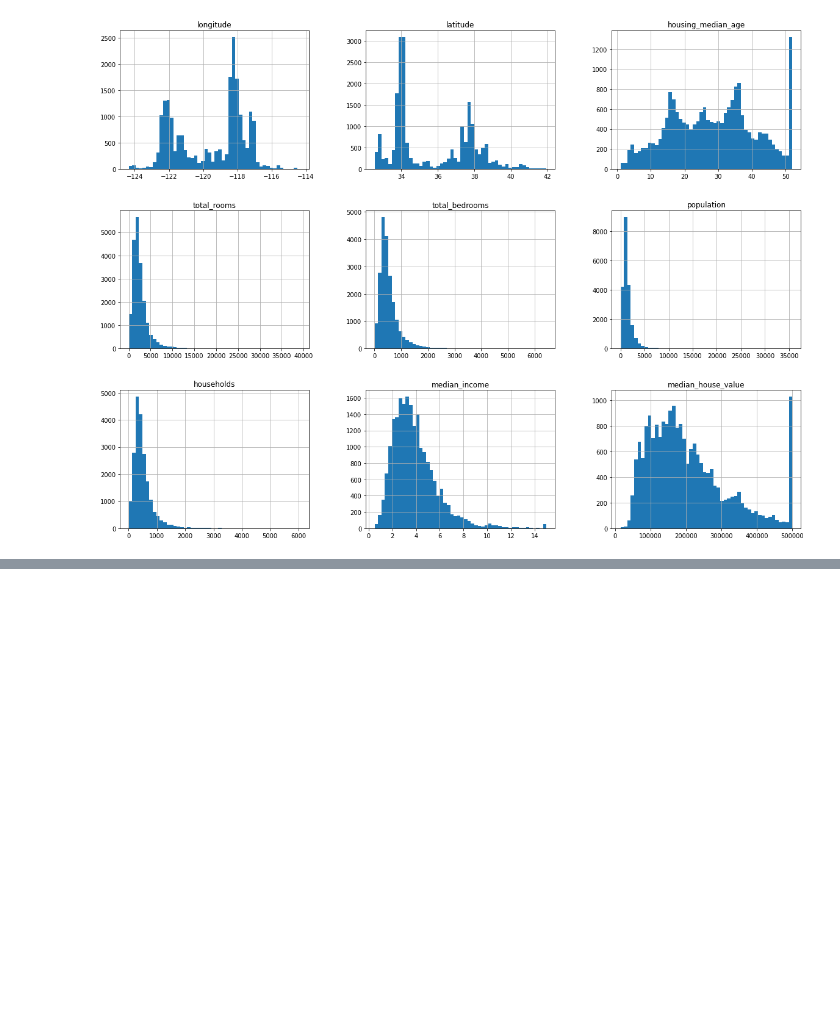
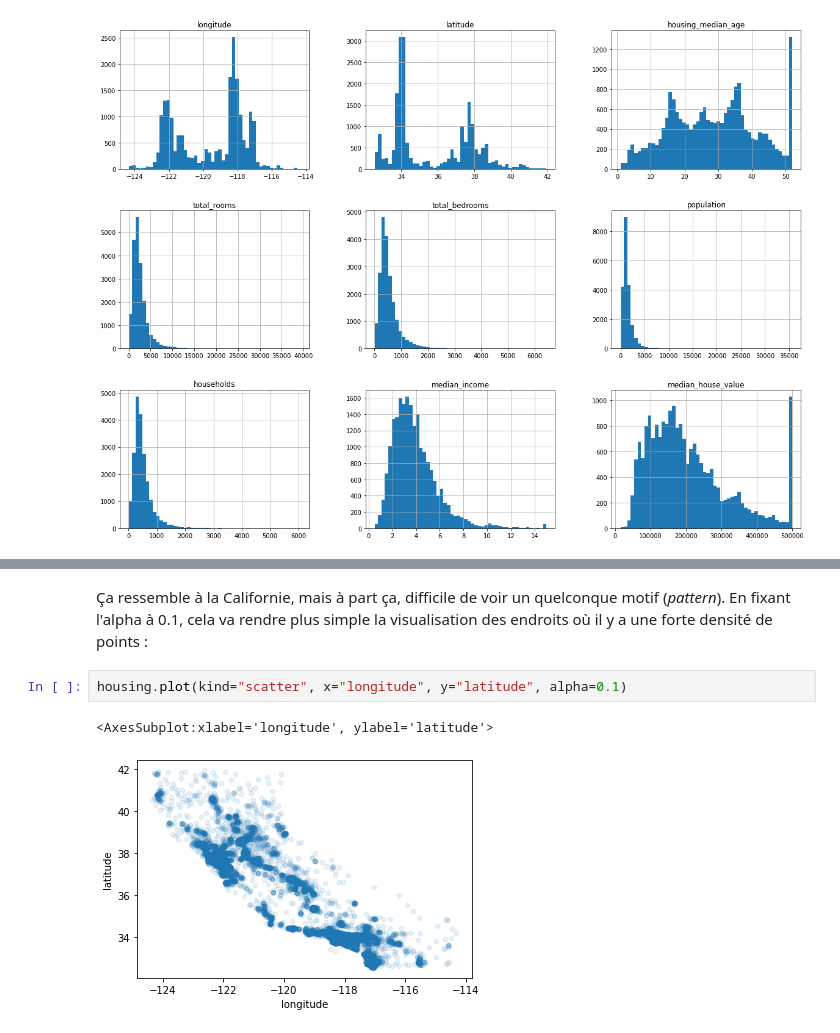
Before and after one commit to CLOCK-PhD/Machine-Learning-Projects, a Jupyter notebook: ch2_project/e2emlproj.ipynb, the cells around one changed output, grey strips where cells are left out. Drawn from its saved outputs; the diff is of its cells as text; blank space fills up the shorter version.

```diff
--- a/ch2_project/e2emlproj.ipynb
+++ b/ch2_project/e2emlproj.ipynb
@@ -204,0 +350,7 @@ On peut remarquer plusieurs choses sur ces histogrammes :
+# %% [markdown]
+Ça ressemble à la Californie, mais à part ça, difficile de voir un quelconque motif (*pattern*). En fixant l'alpha à 0.1, cela va rendre plus simple la visualisation des endroits où il y a une forte densité de points :
+# %%
+housing.plot(kind="scatter", x="longitude", y="latitude", alpha=0.1)
+# %% [output]
+<AxesSubplot:xlabel='longitude', ylabel='latitude'>
+[figure, added]
```
Also changed, not shown: parts of 85 cells of this notebook.
